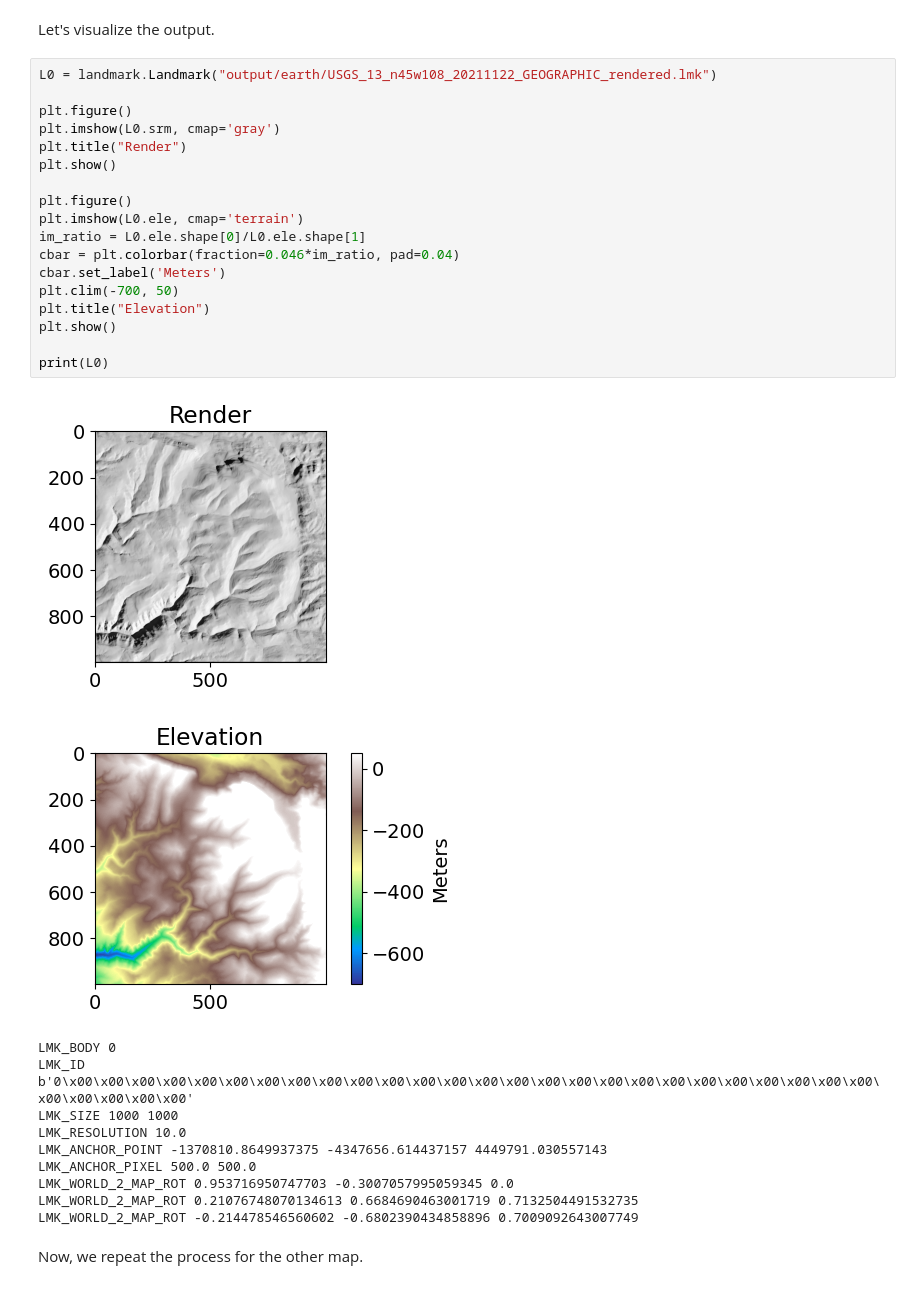
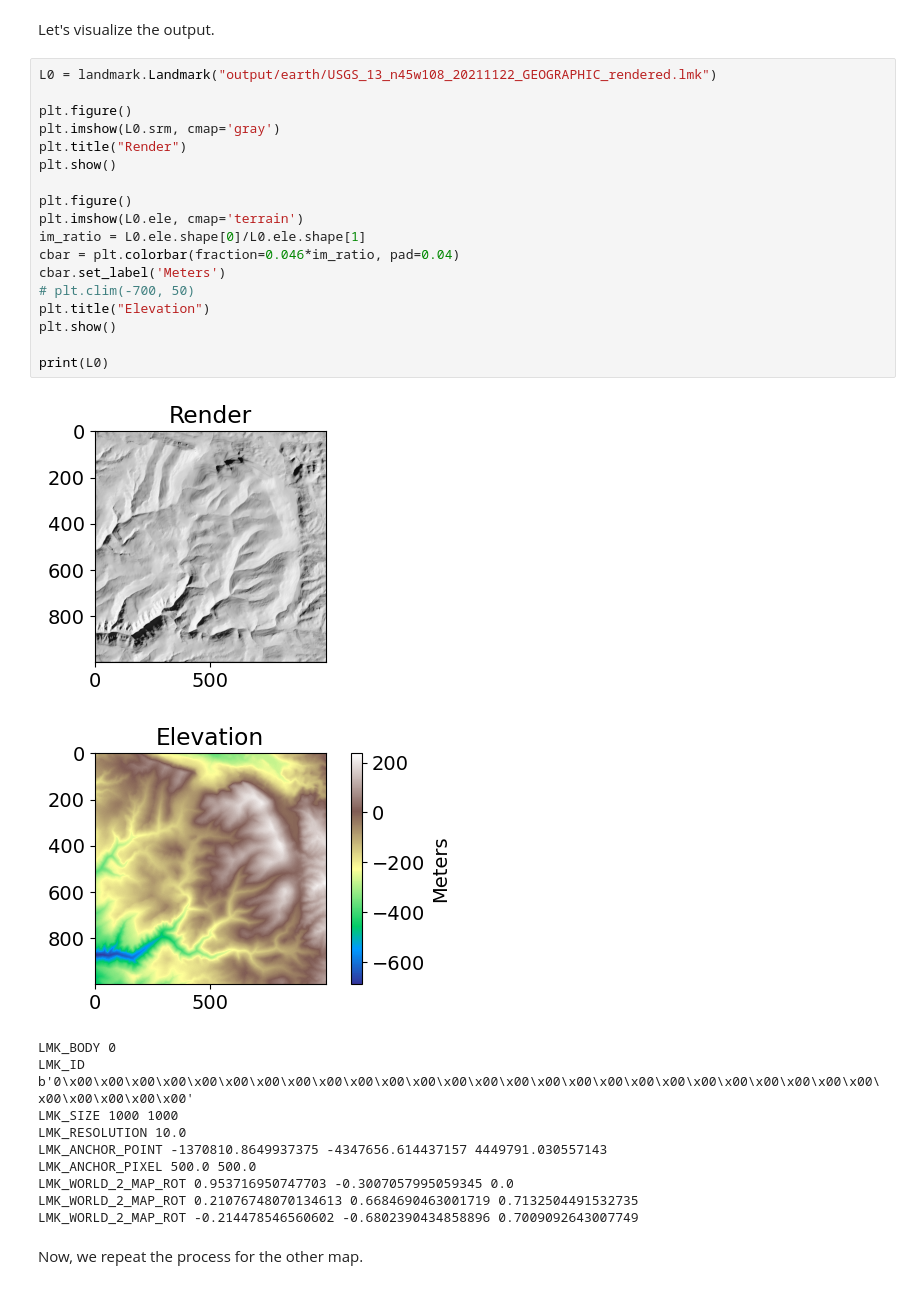
Before and after one commit to nasa-jpl/landmark_tools, a Jupyter notebook: example/EarthDemo.ipynb, the cells around one changed output. Cells and saved outputs as stored; diff of their text form.

```diff
--- a/example/EarthDemo.ipynb
+++ b/example/EarthDemo.ipynb
@@ -313,24 +327,24 @@ Let's visualize the output.
 # %%
 L0 = landmark.Landmark("output/earth/USGS_13_n45w108_20211122_GEOGRAPHIC_rendered.lmk")
 
 plt.figure()
 plt.imshow(L0.srm, cmap='gray')
 plt.title("Render")
 plt.show()
 
 plt.figure()
 plt.imshow(L0.ele, cmap='terrain')
 im_ratio = L0.ele.shape[0]/L0.ele.shape[1]
 cbar = plt.colorbar(fraction=0.046*im_ratio, pad=0.04)
 cbar.set_label('Meters')
-plt.clim(-700, 50)
+# plt.clim(-700, 50)
 plt.title("Elevation")
 plt.show()
 
 print(L0)
 # %% [output]
 [figure]
-[figure, old version]
+[figure, new version]
 LMK_BODY 0
 LMK_ID b'0\x00\x00\x00\x00\x00\x00\x00\x00\x00\x00\x00\x00\x00\x00\x00\x00\x00\x00\x00\x00\x00\x00\x00\x00\x00\x00\x00\x00\x00\x00\x00'
 LMK_SIZE 1000 1000
```
Also changed, not shown: parts of 11 cells of this notebook, 8 other files.
